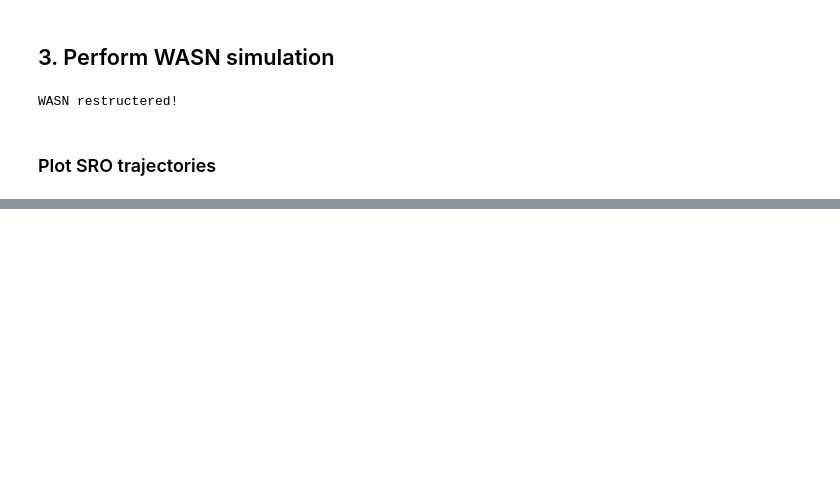
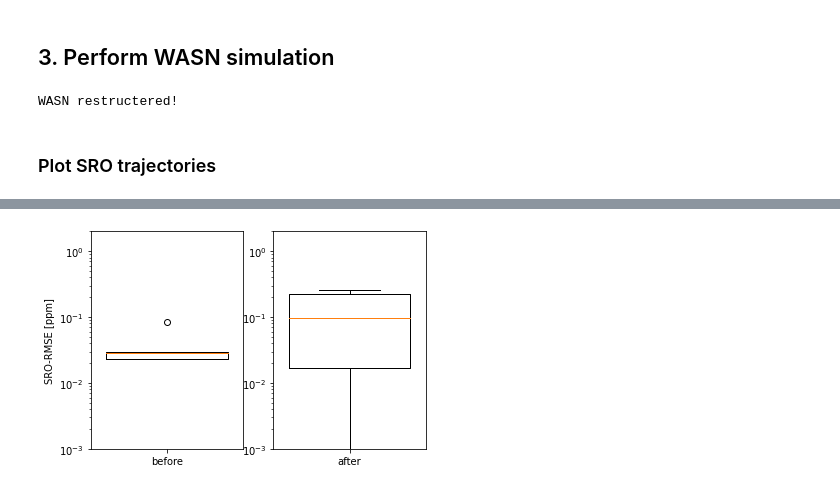
Before and after one commit to STHLabUOL/MWSforDynWASN, a Jupyter notebook: distributed_synchro_dynTop.ipynb, the cells around one changed output, grey strips where cells are left out. Saved outputs shown, nothing was run; the diff lists cells and outputs as text; code cells hidden in the pictures; blank space fills up the shorter version.

```diff
--- a/distributed_synchro_dynTop.ipynb
+++ b/distributed_synchro_dynTop.ipynb
@@ -171,0 +214,19 @@ plt.show()
+# %%
+eval_res_before = {'rmse_t': [], 'rmse': [], 'ssnr': [], 'ssnr_async': [], 'amsc': [], 'amsc_async': [], 'Tc': []}
+eval_res_before['rmse_t'], eval_res_before['rmse'], eval_res_before['ssnr'], eval_res_before['ssnr_async'], eval_res_before['amsc'], eval_res_before['amsc_async'], eval_res_before['Tc'] = \
+evaluate_simulation_results(
+        None,
+        fs_Hz,
+        frame_len,
+        SRO_est[:Tc_frame_idx, signalsSelect_before],
+        SRO_true[signalsSelect_before],
+        SRO_ref,
+        signals[:Tc_frame_idx,:,signalsSelect_before],
+        signals_synced[:Tc_frame_idx,:,signalsSelect_before],
+        signals_sync[:Tc_frame_idx,:,signalsSelect_before],
+        verbose = False,
+        ref_node_idx = 0, #index of reference node w.r.t. all provided arrays
+        eval_idx_range = None, #frame index range of results to evaluate. Default (None) -> last 10 seconds
+        rto_add = None, # additional RTO to add to the locally calculated RTO. (i.e. from preceding signal-segments)
+        SRO_add = 0, # added to all SRO estimates
+)
@@ -171,0 +266,65 @@ plt.show()
+# %%
+# Plot: RMSE
+f, ax = plt.subplots(1, 2, gridspec_kw={'width_ratios': [1, 1]})
+
+ax[0].boxplot(eval_res_before['rmse'],
+
+                notch=False,
+                vert=True,
+                widths=0.8
+)
+ax[0].set_yscale('log')
+ax[0].set_ylim((1e-3, 2))
+ax[0].set_ylabel('SRO-RMSE [ppm]')
+ax[0].set_xticks((1,), ('before',))
+
+ax[1].boxplot(eval_res_after['rmse'],
+                notch=False,
+                vert=True,
+                widths=0.8
+)
+ax[1].set_yscale('log')
+ax[1].set_ylim((1e-3, 2))
+ax[1].set_xticks((1,), ('after',))
+
+#Plot: AMSC
+f, ax = plt.subplots(1, 2, gridspec_kw={'width_ratios': [1, 1]})
+
+ax[0].boxplot(eval_res_before['amsc'],
+                notch=False,
+                vert=True,
+                widths=0.8
+)
+ax[0].set_xticks((1,), ('before',))
+ax[0].set_ylim((0, 1.1))
+ax[0].set_ylabel('AMSC')
+
+ax[1].boxplot(eval_res_after['amsc'],
+                notch=False,
+                vert=True,
+                widths=0.8
+)
+ax[1].set_xticks((1,), ('after',))
+ax[1].set_ylim((0, 1.1))
+
+
+# Plot: SSNR
+f, ax = plt.subplots(1, 2, gridspec_kw={'width_ratios': [1, 1]})
+
+ax[0].boxplot(eval_res_before['ssnr'],
+                notch=False,
+                vert=True,
+                widths=0.8
+)
+ax[0].set_xticks((1,), ('before',))
+ax[0].set_ylim((-5, 35))
+ax[0].set_ylabel('SSNR [dB]')
+
+ax[1].boxplot(eval_res_after['ssnr'],
+                notch=False,
+                vert=True,
+                widths=0.8
+)
+ax[1].set_xticks((1,), ('after',))
+ax[1].set_ylim((-5, 35))
+# %% [output]
@@ -171,0 +332 @@ plt.show()
+[figure, added]
```
Also changed, not shown: parts of 11 cells of this notebook.
